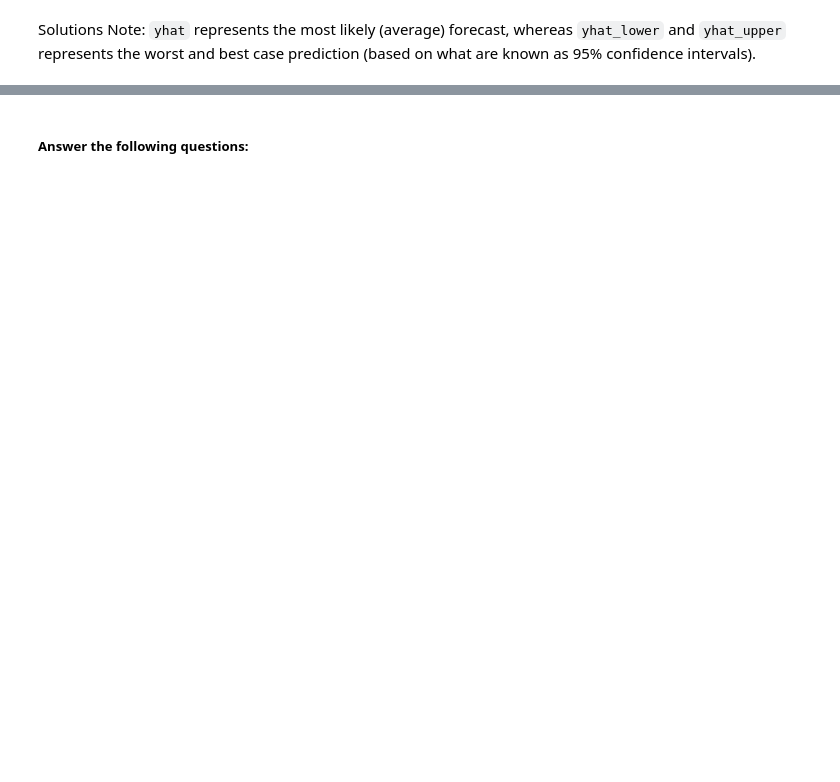
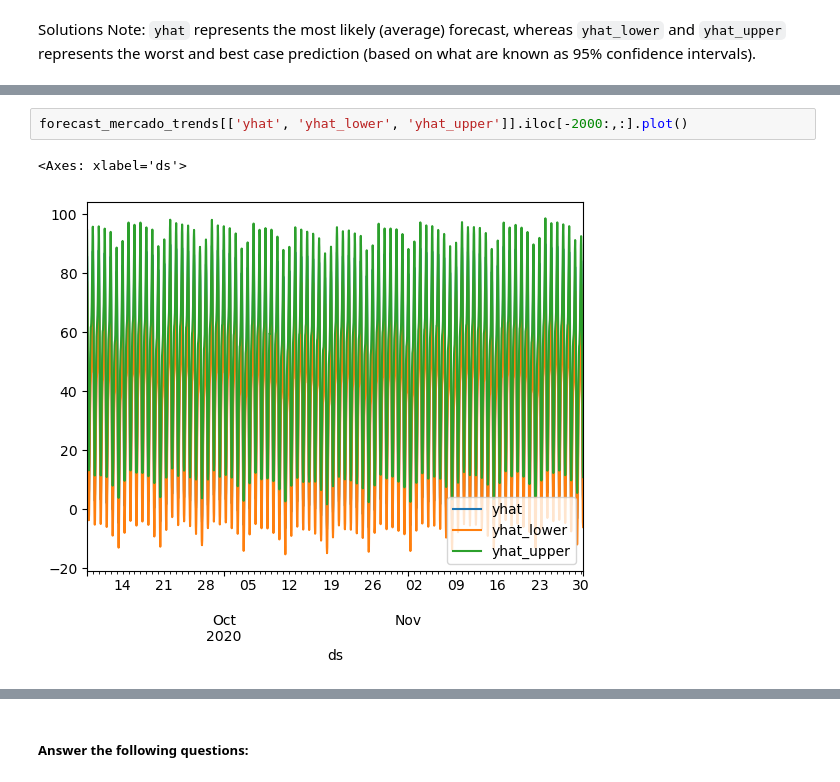
Before and after one commit to powshayneAI/prophet-challenge, a Jupyter notebook: forecasting_net_prophet.ipynb, the cells around one changed output, grey strips where cells are left out. Cells and saved outputs as stored; diff of their text form; blank space fills up the shorter version.

```diff
--- a/forecasting_net_prophet.ipynb
+++ b/forecasting_net_prophet.ipynb
@@ -541,0 +541,5 @@ Solutions Note: `yhat` represents the most likely (average) forecast, whereas `y
+# %%
+forecast_mercado_trends[['yhat', 'yhat_lower', 'yhat_upper']].iloc[-2000:,:].plot()
+# %% [output]
+<Axes: xlabel='ds'>
+[figure, added]
```
Also changed, not shown: parts of 19 cells of this notebook.
